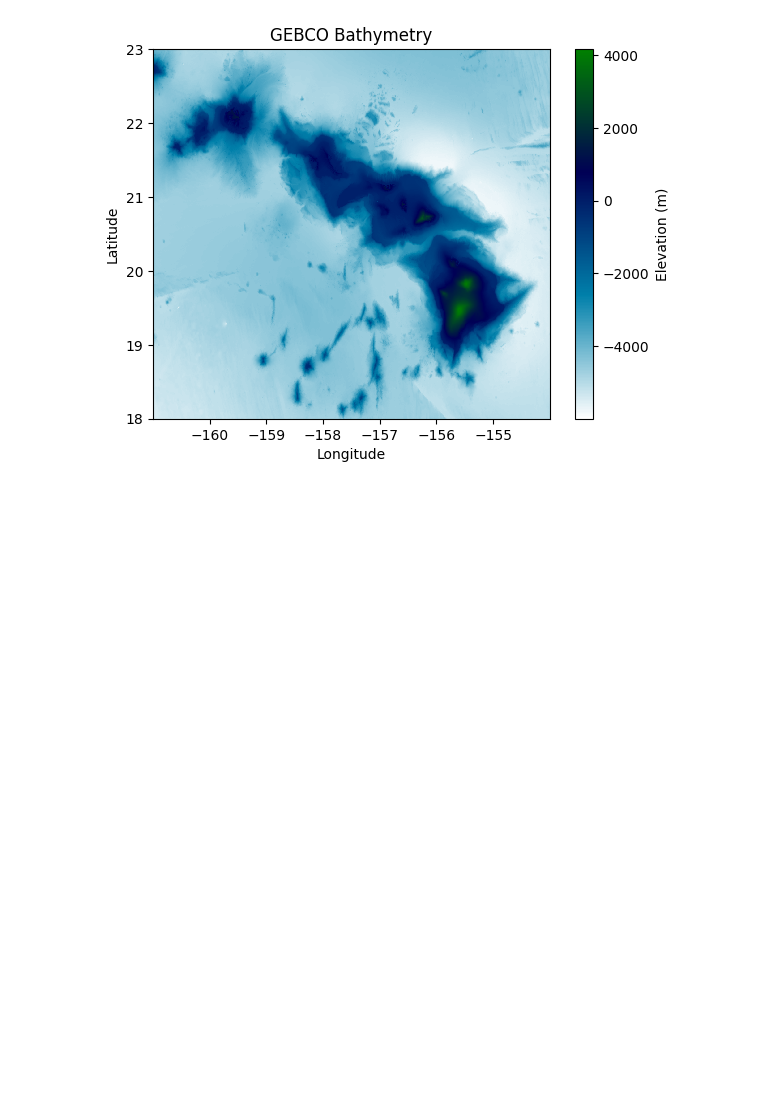
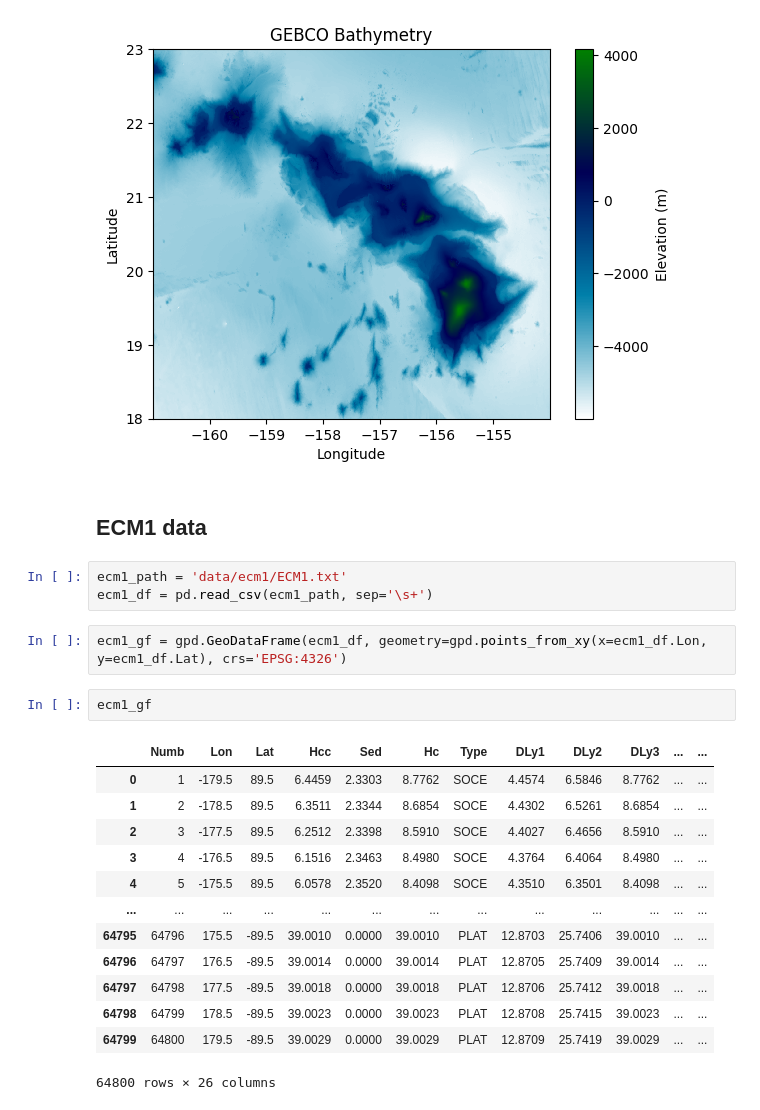
Before and after one commit to agartha-ai/agartha, a Jupyter notebook: dataexplorer.ipynb, the cells around one changed output. Cells and saved outputs as stored; diff of their text form; blank space fills up the shorter version.

```diff
--- a/dataexplorer.ipynb
+++ b/dataexplorer.ipynb
@@ -132,3 +138,26 @@ plt.title('GEBCO Bathymetry')
 plt.show()
 # %% [output]
 [figure]
+# %% [markdown]
+## ECM1 data
+# %%
+ecm1_path = 'data/ecm1/ECM1.txt'
+ecm1_df = pd.read_csv(ecm1_path, sep='\s+')
+# %%
+ecm1_gf = gpd.GeoDataFrame(ecm1_df, geometry=gpd.points_from_xy(x=ecm1_df.Lon, y=ecm1_df.Lat), crs='EPSG:4326')
+# %%
+ecm1_gf
+# %% [output]
+|  | Numb | Lon | Lat | Hcc | Sed | Hc | Type | DLy1 | DLy2 | DLy3 | ... | ... |
+| 0 | 1 | -179.5 | 89.5 | 6.4459 | 2.3303 | 8.7762 | SOCE | 4.4574 | 6.5846 | 8.7762 | ... | ... |
+| 1 | 2 | -178.5 | 89.5 | 6.3511 | 2.3344 | 8.6854 | SOCE | 4.4302 | 6.5261 | 8.6854 | ... | ... |
+| 2 | 3 | -177.5 | 89.5 | 6.2512 | 2.3398 | 8.5910 | SOCE | 4.4027 | 6.4656 | 8.5910 | ... | ... |
+| 3 | 4 | -176.5 | 89.5 | 6.1516 | 2.3463 | 8.4980 | SOCE | 4.3764 | 6.4064 | 8.4980 | ... | ... |
+| 4 | 5 | -175.5 | 89.5 | 6.0578 | 2.3520 | 8.4098 | SOCE | 4.3510 | 6.3501 | 8.4098 | ... | ... |
+| ... | ... | ... | ... | ... | ... | ... | ... | ... | ... | ... | ... | ... |
+| 64795 | 64796 | 175.5 | -89.5 | 39.0010 | 0.0000 | 39.0010 | PLAT | 12.8703 | 25.7406 | 39.0010 | ... | ... |
+| 64796 | 64797 | 176.5 | -89.5 | 39.0014 | 0.0000 | 39.0014 | PLAT | 12.8705 | 25.7409 | 39.0014 | ... | ... |
+| 64797 | 64798 | 177.5 | -89.5 | 39.0018 | 0.0000 | 39.0018 | PLAT | 12.8706 | 25.7412 | 39.0018 | ... | ... |
+| 64798 | 64799 | 178.5 | -89.5 | 39.0023 | 0.0000 | 39.0023 | PLAT | 12.8708 | 25.7415 | 39.0023 | ... | ... |
+| 64799 | 64800 | 179.5 | -89.5 | 39.0029 | 0.0000 | 39.0029 | PLAT | 12.8709 | 25.7419 | 39.0029 | ... | ... |
+64800 rows × 26 columns
```
Also changed, not shown: parts of 8 cells of this notebook.
